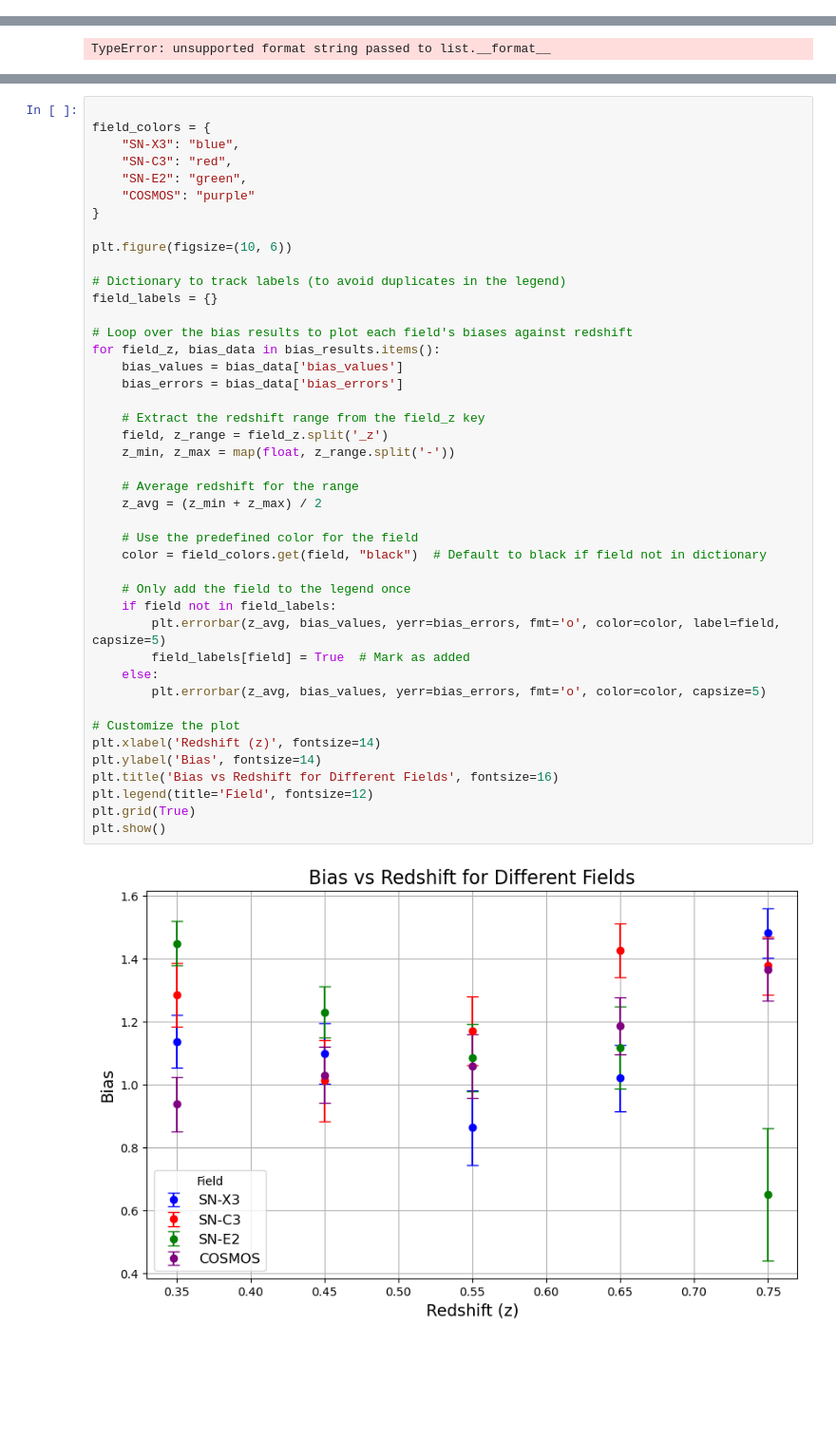
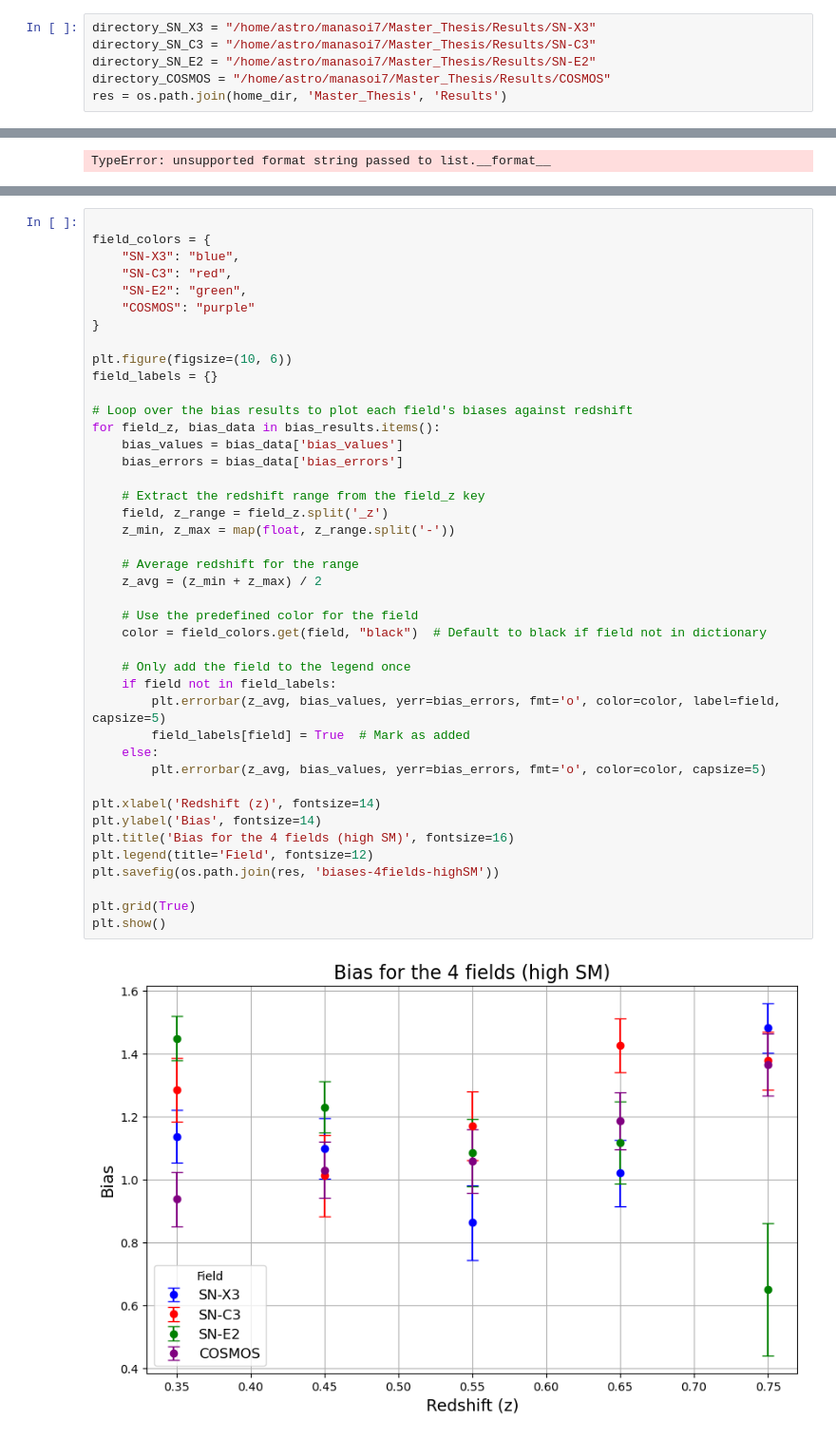
Before and after one commit to OtiliaIrina/Master_Thesis, a Jupyter notebook: New code/New_Test.ipynb, the cells around one changed output, grey strips where cells are left out. Shown at 95% size. Saved outputs shown, nothing was run; the diff lists cells and outputs as text; blank space fills up the shorter version.

```diff
--- a/New code/New_Test.ipynb
+++ b/New code/New_Test.ipynb
@@ -15,6 +15,12 @@ import hmf
 import treecorr
 # %%
 import DarkVerse as dv
+# %%
+directory_SN_X3 = "/home/astro/manasoi7/Master_Thesis/Results/SN-X3"
+directory_SN_C3 = "/home/astro/manasoi7/Master_Thesis/Results/SN-C3"
+directory_SN_E2 = "/home/astro/manasoi7/Master_Thesis/Results/SN-E2"
+directory_COSMOS = "/home/astro/manasoi7/Master_Thesis/Results/COSMOS"
+res = os.path.join(home_dir, 'Master_Thesis', 'Results')
 # %%
 
 home_dir = os.path.expanduser('~')
@@ -658,38 +662,37 @@ field_colors = {
 }
 
 plt.figure(figsize=(10, 6))
-
-# Dictionary to track labels (to avoid duplicates in the legend)
 field_labels = {}
 
 # Loop over the bias results to plot each field's biases against redshift
 for field_z, bias_data in bias_results.items():
     bias_values = bias_data['bias_values']
     bias_errors = bias_data['bias_errors']
 
     # Extract the redshift range from the field_z key
     field, z_range = field_z.split('_z')
     z_min, z_max = map(float, z_range.split('-'))
 
     # Average redshift for the range
     z_avg = (z_min + z_max) / 2
 
     # Use the predefined color for the field
     color = field_colors.get(field, "black")  # Default to black if field not in dictionary
 
     # Only add the field to the legend once
     if field not in field_labels:
         plt.errorbar(z_avg, bias_values, yerr=bias_errors, fmt='o', color=color, label=field, capsize=5)
         field_labels[field] = True  # Mark as added
     else:
         plt.errorbar(z_avg, bias_values, yerr=bias_errors, fmt='o', color=color, capsize=5)
 
-# Customize the plot
 plt.xlabel('Redshift (z)', fontsize=14)
 plt.ylabel('Bias', fontsize=14)
-plt.title('Bias vs Redshift for Different Fields', fontsize=16)
+plt.title('Bias for the 4 fields (high SM)', fontsize=16)
 plt.legend(title='Field', fontsize=12)
+plt.savefig(os.path.join(res, 'biases-4fields-highSM'))
+
 plt.grid(True)
 plt.show()
 # %% [output]
-[figure, old version]
+[figure, new version]
```
Also changed, not shown: parts of 4 cells of this notebook.
